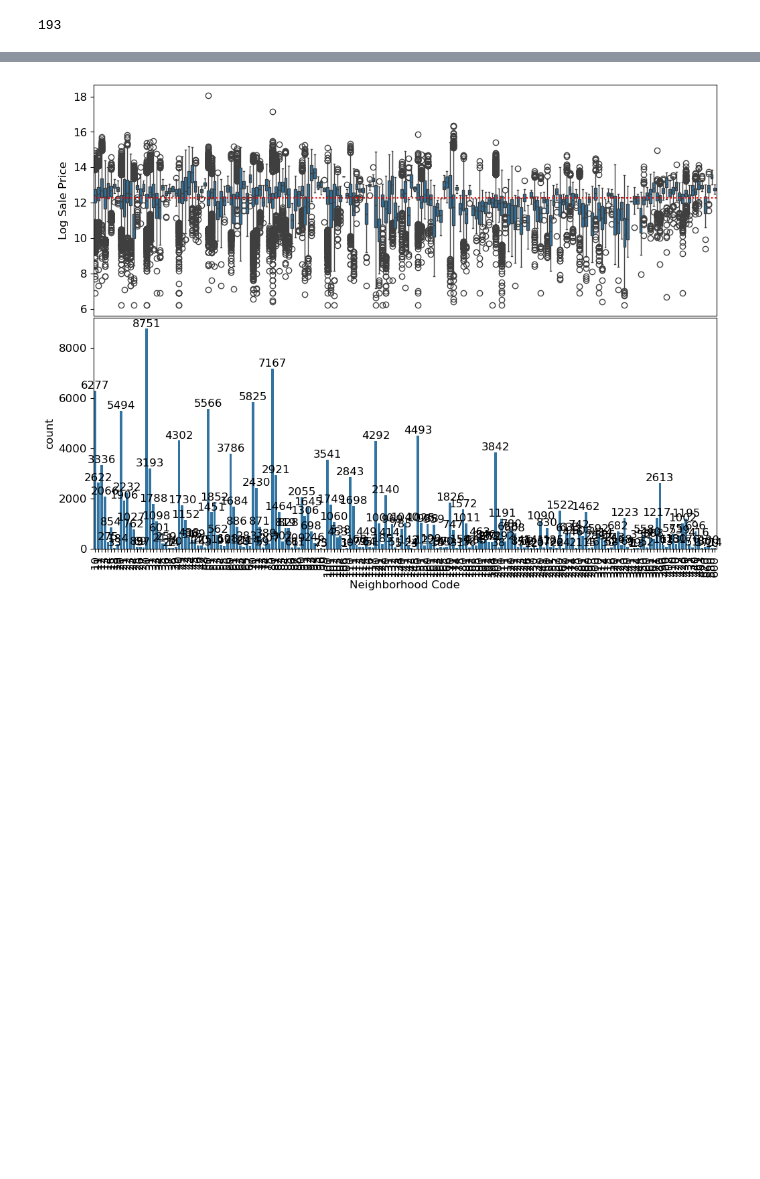
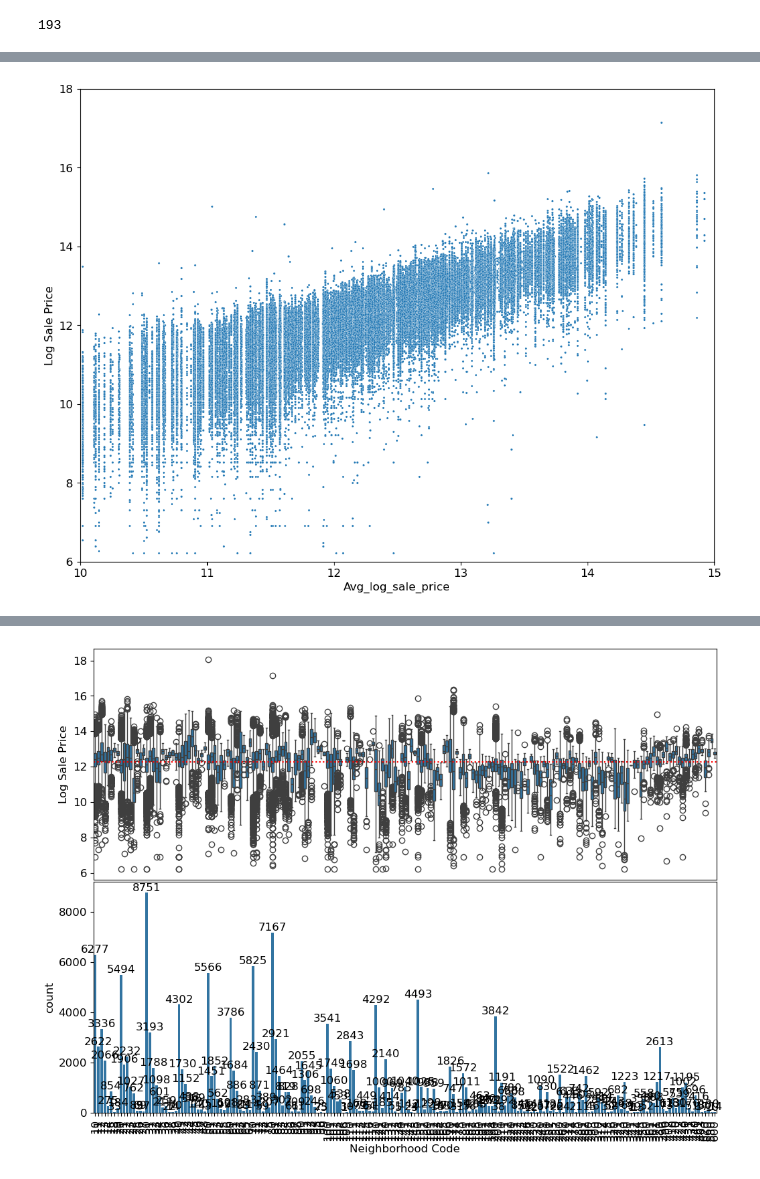
Before and after one commit to siriusyaoz/DS100-fall24, a Jupyter notebook: proj/projA1/projA1.ipynb, the cells around one changed output, grey strips where cells are left out. Cells and saved outputs as stored; diff of their text form; code cells hidden in the pictures; blank space fills up the shorter version.

```diff
--- a/proj/projA1/projA1.ipynb
+++ b/proj/projA1/projA1.ipynb
@@ -561,0 +573,8 @@ q6a results: All test cases passed!
+# %%
+training_data['Avg_log_sale_price'] = (training_data
+                                       .groupby('Town and Neighborhood')['Sale Price']
+                                       .transform(np.mean)
+                                       .transform(np.log)
+                                      )
+# 查看结果
+training_data.head()
@@ -561,0 +589,11 @@ q6a results: All test cases passed!
+# %%
+sns.scatterplot(
+    training_data,
+    x='Avg_log_sale_price',
+    y='Log Sale Price',
+s=5)
+plt.xlim(10, 15)
+plt.ylim(6, 18)
+plt.show()
+# %% [output]
+[figure, added]
```
Also changed, not shown: parts of 5 cells of this notebook, 4 other files.
